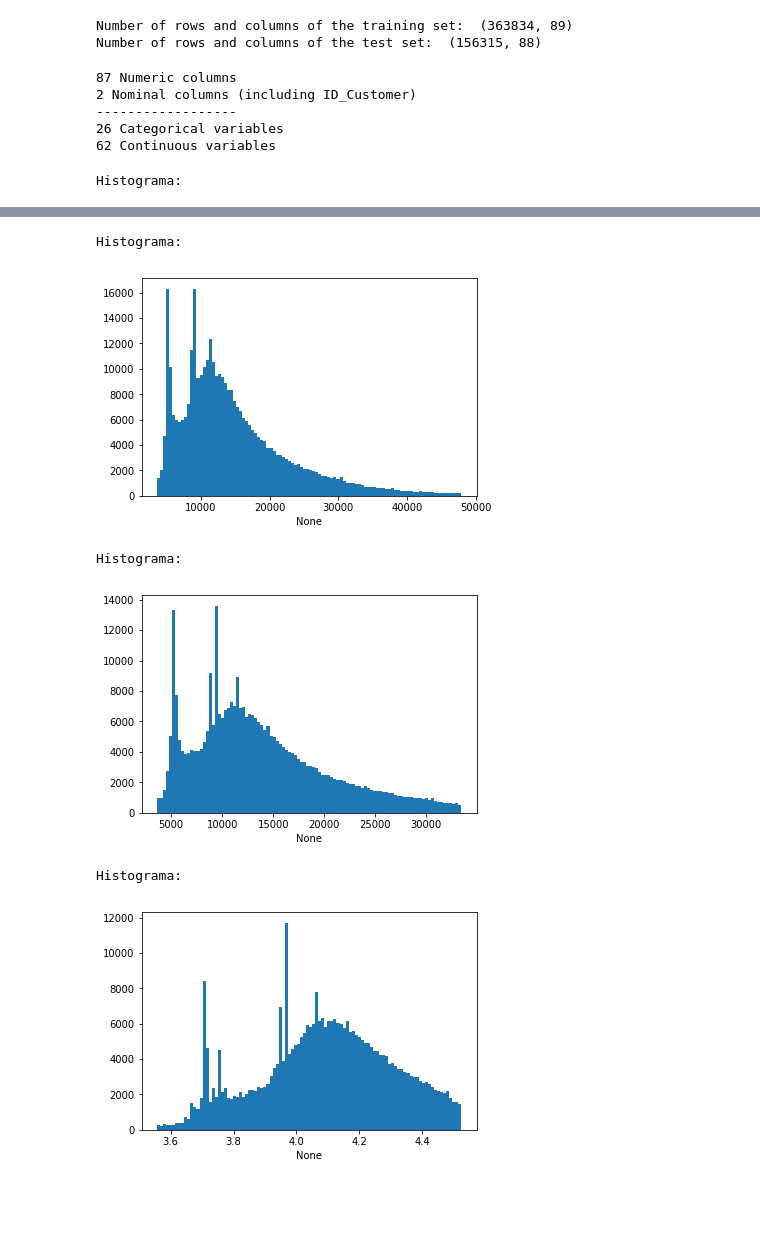
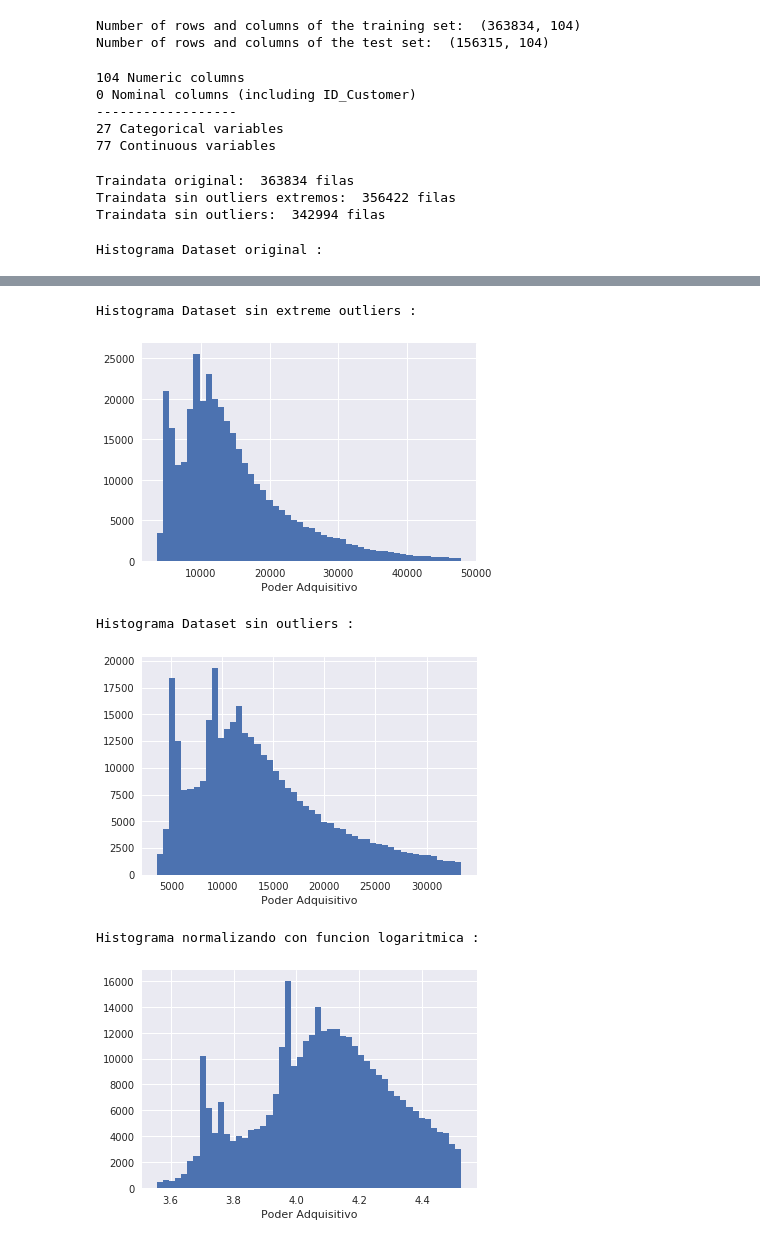
Before and after one commit to ferminlp93/Datathon, a Jupyter notebook: Visualizacion.ipynb, the cells around one changed output, grey strips where cells are left out. Saved outputs shown, nothing was run; the diff lists cells and outputs as text; code cells hidden in the pictures; blank space fills up the shorter version.

```diff
--- a/Visualizacion.ipynb
+++ b/Visualizacion.ipynb
@@ -46,11 +46,11 @@ def extreme_outliers_limits(column):
     return outliers_limits
 
 #MOSTRAR HISTOGRAMA PARA UNA COLUMNA DADA
-def mostrar_histograma(column, bins=100, label = None):
-    print('Histograma:')
+def mostrar_histograma(column, bins=50, titulo='', etiqueta=None):
+    print('Histograma', titulo, ':')
     fig, ax = plt.subplots()
     ax.hist(column, bins)
-    ax.set_xlabel(label)
+    ax.set_xlabel(etiqueta)
     plt.show()
 
 #ELIMINA VALORES ATIPICOS
@@ -68,8 +68,8 @@ def delete_extreme_outliers(data, column):
     return data_without_extreme_outliers
 
 #MUESTRA DIAGRAMA DE CAJAS
-def mostrar_diagrama_cajas(column):
-    print('Diagrama de cajas:')
+def mostrar_diagrama_cajas(column, titulo=''):
+    print('Diagrama de cajas', titulo, ':')
     plt.boxplot(column, vert=False)
     plt.show()
 
@@ -137,8 +137,8 @@ def mostrar_matriz_dispersion_variables_fuertes(data, variables = 20):
 def mostrar_histograma_bloque(bloque = 'Imp_Cons'):
     for col in numeric_cols:
         if(col.find(bloque) != -1):
-           print(col)
-           mostrar_histograma(traindata_without_outliers[col], 50)
+           #print(col)
+           mostrar_histograma(traindata_without_outliers[col], 50, titulo=col, etiqueta=col)
 
 #TRANSFORMACION LOGARITMICA
 def transformacion_logaritmica(column):
@@ -159,13 +159,18 @@ def crear_variable_relacion(column_a, column_b):
 # CARGA DE DATOS #
 ##################
 
-traindata=pd.read_csv('Dataset_Salesforce_Predictive_Modelling_TRAIN.txt')#reading the data
-testdata=pd.read_csv('Dataset_Salesforce_Predictive_Modelling_TEST.txt')
+#traindata=pd.read_csv('Dataset_Salesforce_Predictive_Modelling_TRAIN.txt')#reading the data
+#testdata=pd.read_csv('Dataset_Salesforce_Predictive_Modelling_TEST.txt')
+traindata=pd.read_csv('Total/traindata.csv')#reading the data
+testdata=pd.read_csv('Total/TEST.csv')
+
+traindata=traindata.drop('ID_Customer',axis=1) #Eliminamos el ID_Customer (no lo necesitamos)
+
 print('Number of rows and columns of the training set: ',traindata.shape)
 print('Number of rows and columns of the test set: ',testdata.shape)
 # %% [output]
-Number of rows and columns of the training set:  (363834, 89)
-Number of rows and columns of the test set:  (156315, 88)
+Number of rows and columns of the training set:  (363834, 104)
+Number of rows and columns of the test set:  (156315, 104)
 # %%
 #####################################
 # SEPARACION DE VARIABLES POR TIPOS #
@@ -173,13 +178,14 @@ Number of rows and columns of the test set:  (156315, 88)
 
 numeric_cols=traindata.select_dtypes(include=[np.number]).columns#select only numerical
 nominal_cols=traindata.select_dtypes(exclude=[np.number]).columns#select only non numerical
+
 categorical_cols=['Ind_Prod_01', 'Ind_Prod_02', 'Ind_Prod_03',
        'Ind_Prod_04', 'Ind_Prod_05', 'Ind_Prod_06', 'Ind_Prod_07',
        'Ind_Prod_08', 'Ind_Prod_09', 'Ind_Prod_10', 'Ind_Prod_11',
        'Ind_Prod_12', 'Ind_Prod_13', 'Ind_Prod_14', 'Ind_Prod_15',
        'Ind_Prod_16', 'Ind_Prod_17', 'Ind_Prod_18', 'Ind_Prod_19',
        'Ind_Prod_20', 'Ind_Prod_21', 'Ind_Prod_22', 'Ind_Prod_23',
-       'Ind_Prod_24', 'Socio_Demo_01', 'Socio_Demo_02']
+       'Ind_Prod_24', 'Socio_Demo_01', 'Socio_Demo_02', 'cluster']
 continuous_cols=['Imp_Cons_01', 'Imp_Cons_02', 'Imp_Cons_03', 'Imp_Cons_04',
        'Imp_Cons_05', 'Imp_Cons_06', 'Imp_Cons_07', 'Imp_Cons_08',
        'Imp_Cons_09', 'Imp_Cons_10', 'Imp_Cons_11', 'Imp_Cons_12',
@@ -193,7 +199,12 @@ continuous_cols=['Imp_Cons_01', 'Imp_Cons_02', 'Imp_Cons_03', 'Imp_Cons_04',
        'Num_Oper_08', 'Num_Oper_09', 'Num_Oper_10', 'Num_Oper_11',
        'Num_Oper_12', 'Num_Oper_13', 'Num_Oper_14', 'Num_Oper_15',
        'Num_Oper_16', 'Num_Oper_17', 'Num_Oper_18', 'Num_Oper_19',
-       'Num_Oper_20','Socio_Demo_03', 'Socio_Demo_04', 'Socio_Demo_05', 'Poder_Adquisitivo']
+       'Num_Oper_20','Socio_Demo_03', 'Socio_Demo_04', 'Socio_Demo_05',
+       'Imp_cons_total', 'Imp_cons_total_2', 'Imp_cons_total_3',
+       'Imp_sal_total', 'Imp_sal_total_2', 'Imp_sal_total_3',
+       'Ind_prod_total', 'Ind_prod_total_2', 'Ind_prod_total_3',
+       'Num_Oper_total', 'Num_Oper_total_2', 'Num_Oper_total_3',
+       'Relacion', 'Relacion_2', 'Relacion_3', 'Poder_Adquisitivo']
 
 print(numeric_cols.shape[0],'Numeric columns')
 print(nominal_cols.shape[0],'Nominal columns (including ID_Customer)')
@@ -201,11 +212,11 @@ print('------------------')
 print(len(categorical_cols), 'Categorical variables')
 print(len(continuous_cols), 'Continuous variables')
 # %% [output]
-87 Numeric columns
-2 Nominal columns (including ID_Customer)
+104 Numeric columns
+0 Nominal columns (including ID_Customer)
 ------------------
-26 Categorical variables
-62 Continuous variables
+27 Categorical variables
+77 Continuous variables
 # %%
 #########################
 # GENERACION DE SUBSETS #
@@ -213,6 +224,14 @@ print(len(continuous_cols), 'Continuous variables')
 
 traindata_without_outliers = delete_outliers(traindata, traindata['Poder_Adquisitivo'])
 traindata_without_extreme_outliers = delete_extreme_outliers(traindata, traindata['Poder_Adquisitivo'])
+
+print('Traindata original: ', traindata.shape[0], 'filas')
+print('Traindata sin outliers extremos: ', traindata_without_extreme_outliers.shape[0], 'filas')
+print('Traindata sin outliers: ', traindata_without_outliers.shape[0], 'filas')
+# %% [output]
+Traindata original:  363834 filas
+Traindata sin outliers extremos:  356422 filas
+Traindata sin outliers:  342994 filas
 # %%
 ###################################
 # ESTUDIO DE LA VARIABLE OBJETIVO #
@@ -221,22 +240,23 @@ var_objetivo = traindata['Poder_Adquisitivo']
 var_objetivo_sin_outliers = traindata_without_outliers['Poder_Adquisitivo']
 var_objetivo_sin_extreme_outliers = traindata_without_extreme_outliers['Poder_Adquisitivo']
 
+
 #HISTOGRAMA ORIGINAL DEL PODER ADQUISITO
 #Se aprecian outliers
-mostrar_histograma(var_objetivo)
+mostrar_histograma(var_objetivo, titulo='Dataset original', etiqueta='Poder Adquisitivo')
 
 #HISTOGRAMA DEL PODER ADQUISITIVO ELIMINANDO SOLO EXTREME OUTLIERS
-mostrar_histograma(var_objetivo_sin_extreme_outliers)
+mostrar_histograma(var_objetivo_sin_extreme_outliers, titulo='Dataset sin extreme outliers', etiqueta='Poder Adquisitivo')
 
 #HISTOGRAMA DEL PODER ADQUISITIVO ELIMINANDO OUTLIERS
-mostrar_histograma(var_objetivo_sin_outliers)
+mostrar_histograma(var_objetivo_sin_outliers, titulo='Dataset sin outliers', etiqueta='Poder Adquisitivo')
 
 #Normalizacion de la variable objetivo
 var_objetivo_normalizada = transformacion_logaritmica(var_objetivo_sin_outliers)
-mostrar_histograma(var_objetivo_normalizada)
+mostrar_histograma(var_objetivo_normalizada, titulo='normalizando con funcion logaritmica', etiqueta='Poder Adquisitivo')
 
 #Desnormalizacion de la variable objetivo
 #var_objetivo_desnormalizada = transformacion_exponencial(var_objetivo_normalizada)
 #mostrar_histograma(var_objetivo_desnormalizada)
 # %% [output]
-Histograma:
+Histograma Dataset original :
@@ -244,9 +264,9 @@ Histograma:
-Histograma:
+Histograma Dataset sin extreme outliers :
-[figure, old version]
+[figure, new version]
-Histograma:
+Histograma Dataset sin outliers :
-[figure, old version]
+[figure, new version]
-Histograma:
+Histograma normalizando con funcion logaritmica :
-[figure, old version]
+[figure, new version]
 # %%
 #############################################
 # VALORES DEL PODER ADQUISITO MAS REPETIDOS #
```
Also changed, not shown: parts of 7 cells of this notebook.
